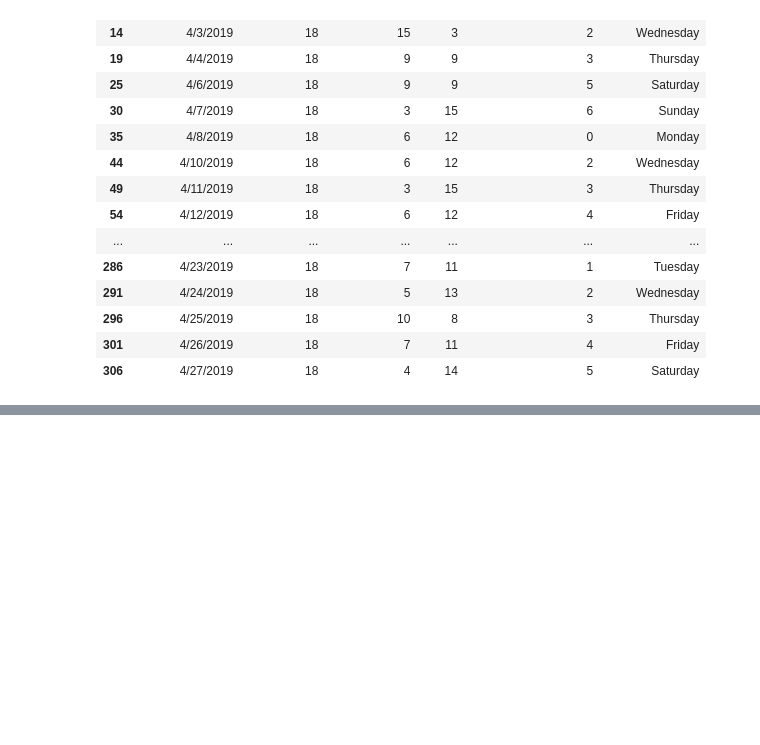
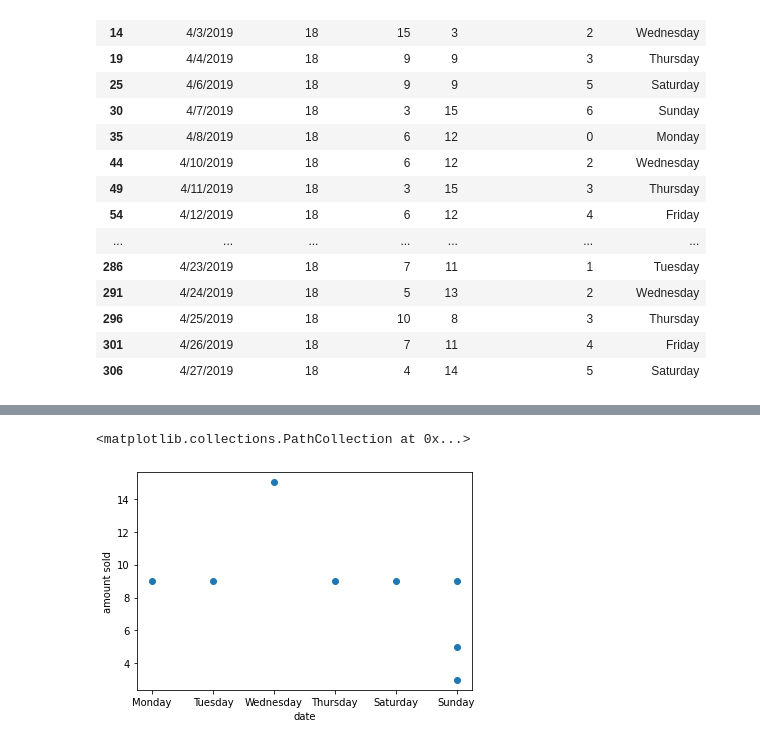
Before and after one commit to CincodeCuatro/ML, a Jupyter notebook: coffee.ipynb, the cells around one changed output, grey strips where cells are left out. Drawn from its saved outputs; the diff is of its cells as text; code cells hidden in the pictures; blank space fills up the shorter version.

Commit message:
Add files via upload
finally got it to show only 1 weeks of data for one product =/

```diff
--- a/coffee.ipynb
+++ b/coffee.ipynb
@@ -109,0 +111,10 @@ test
+# %%
+#show only product 73 for a period of one week
+
+start_date = pd.to_datetime('2019-04-01')
+end_date = pd.to_datetime('2019-04-08')
+
+df_pr73_w1 = df.loc[(df['transaction_date'] >= start_date) & (df['transaction_date'] < end_date)]
+
+df_pr73_w1 = df_pr73_w1[df_pr73_w1['product_id'] == 73]
+df_pr73_w1
@@ -109,0 +131,8 @@ test
+# %%
+%matplotlib inline
+plt.xlabel('date')
+plt.ylabel('amount sold')
+plt.scatter(df_pr73_w1.transaction_day,df_pr73_w1.quantity_sold)
+# %% [output]
+<matplotlib.collections.PathCollection at 0x...>
+[figure, added]
```
Also changed, not shown: parts of 5 cells of this notebook.
